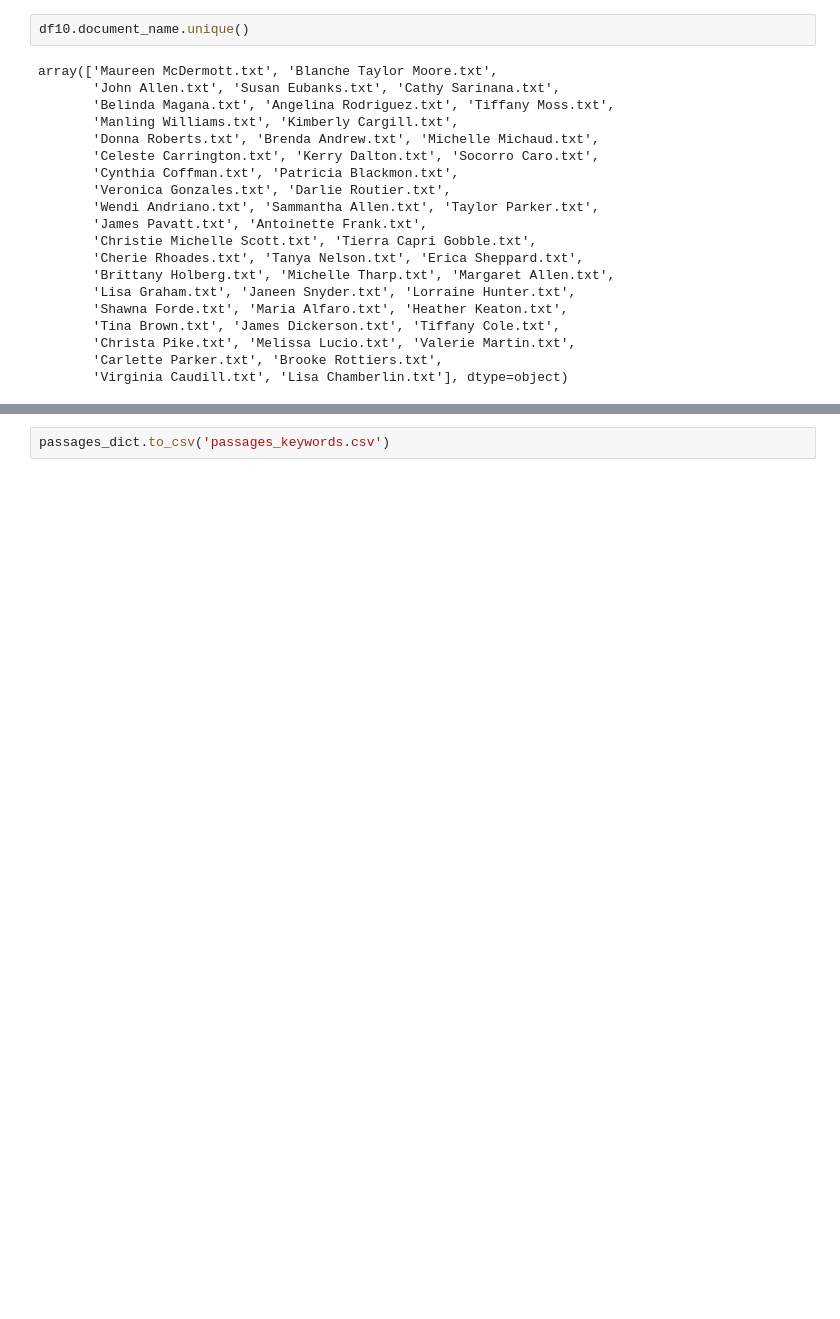
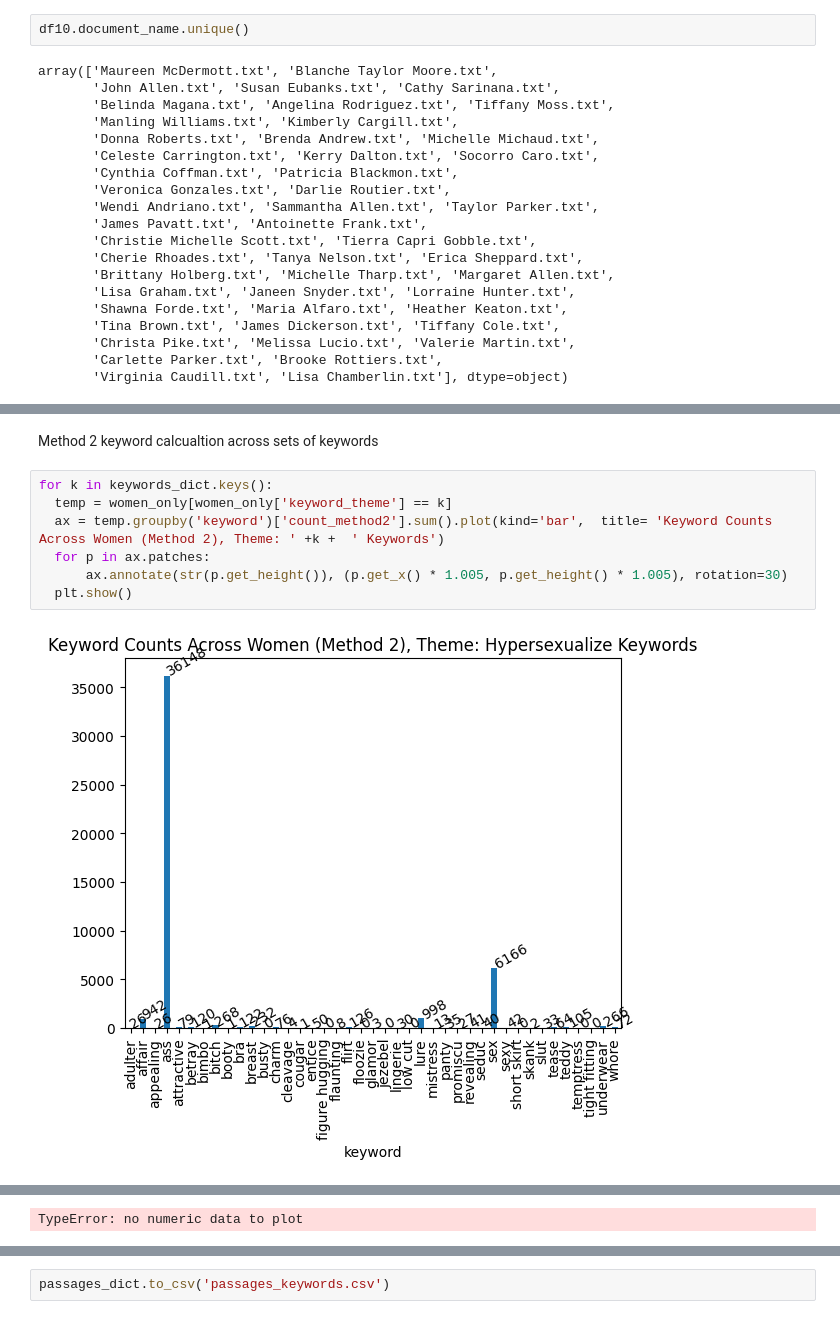
Before and after one commit to camille2019/Women-Capital-Trial-Analysis, a Jupyter notebook: Updated_Keyword_Count_Capital_Trials.ipynb, the cells around one changed output, grey strips where cells are left out. Saved outputs shown, nothing was run; the diff lists cells and outputs as text; blank space fills up the shorter version.

```diff
--- a/Updated_Keyword_Count_Capital_Trials.ipynb
+++ b/Updated_Keyword_Count_Capital_Trials.ipynb
@@ -245,0 +434,11 @@ array(['Maureen McDermott.txt', 'Blanche Taylor Moore.txt',
+# %% [markdown]
+Method 2 keyword calcualtion across sets of keywords
+# %%
+for k in keywords_dict.keys():
+  temp = women_only[women_only['keyword_theme'] == k]
+  ax = temp.groupby('keyword')['count_method2'].sum().plot(kind='bar',  title= 'Keyword Counts Across Women (Method 2), Theme: ' +k +  ' Keywords')
+  for p in ax.patches:
+      ax.annotate(str(p.get_height()), (p.get_x() * 1.005, p.get_height() * 1.005), rotation=30)
+  plt.show()
+# %% [output]
+[figure, added]
@@ -246,3 +453,4 @@ array(['Maureen McDermott.txt', 'Blanche Taylor Moore.txt',
+TypeError: no numeric data to plot
 # %%
 passages_dict.shape
 # %% [output]
```
Also changed, not shown: parts of 38 cells of this notebook.
